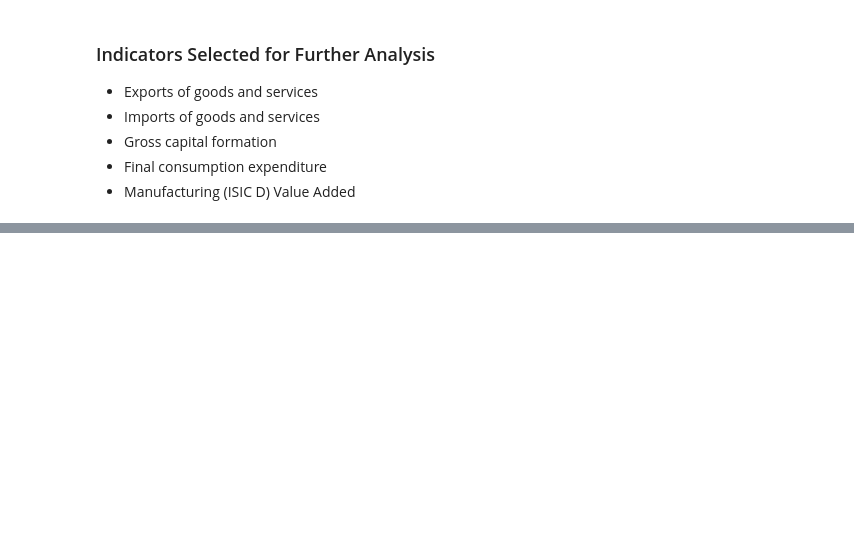
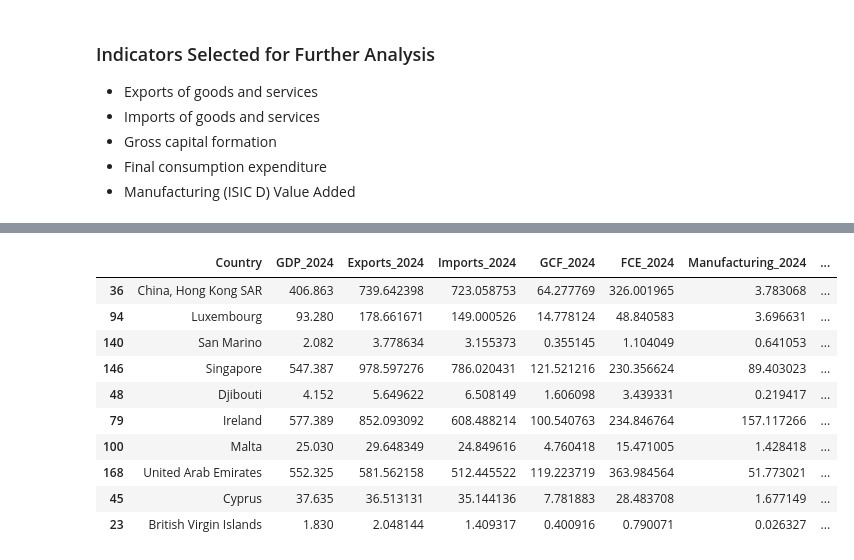
Before and after one commit to Sparshcoder18/gdp-growth-analysis, a Jupyter notebook: notebooks/GDP Data Analysis Project.ipynb, the cells around one changed output, grey strips where cells are left out. Cells and saved outputs as stored; diff of their text form; code cells hidden in the pictures; blank space fills up the shorter version.

Commit message:
final analysis

```diff
--- a/notebooks/GDP Data Analysis Project.ipynb
+++ b/notebooks/GDP Data Analysis Project.ipynb
@@ -1623,0 +1144,74 @@ df_exports
+# %%
+# ---------------------------------------------
+# Build aligned indicator panels
+# ---------------------------------------------
+gdp_panel = df_clean[["Country"] + analysis_years].copy().set_index("Country")
+gdp_panel.columns = [f"GDP_{y}" for y in analysis_years]
+
+exp_panel = prep_indicator(df_original, "Exports of goods and services", "EXP", analysis_years)
+imp_panel = prep_indicator(df_original, "Imports of goods and services", "IMP", analysis_years)
+gcf_panel = prep_indicator(df_original, "Gross capital formation", "GCF", analysis_years)
+fce_panel = prep_indicator(df_original, "Final consumption expenditure", "FCE", analysis_years)
+man_panel = prep_indicator(df_original, "Manufacturing (ISIC D)", "MAN", analysis_years)
+
+# Keep the common country core for clean cross-indicator comparisons
+macro_panel = gdp_panel.join([exp_panel, imp_panel, gcf_panel, fce_panel, man_panel], how="inner").reset_index()
+
+print("Common-country panel shape:", macro_panel.shape)
+display(macro_panel.head())
+# %%
+# ---------------------------------------------
+# 2024 structural snapshot
+# ---------------------------------------------
+struct_2024 = pd.DataFrame({
+    "Country": macro_panel["Country"],
+    "GDP_2024": macro_panel["GDP_2024"],
+    "Exports_2024": macro_panel["EXP_2024"],
+    "Imports_2024": macro_panel["IMP_2024"],
+    "GCF_2024": macro_panel["GCF_2024"],
+    "FCE_2024": macro_panel["FCE_2024"],
+    "Manufacturing_2024": macro_panel["MAN_2024"],
+})
+
+# Create share columns
+for col in ["Exports_2024", "Imports_2024", "GCF_2024", "FCE_2024", "Manufacturing_2024"]:
+    share_col = col.replace("_2024", "_share_%")
+    struct_2024[share_col] = (struct_2024[col] / struct_2024["GDP_2024"]) * 100
+
+struct_2024["Trade_Openness_%"] = (
+    (struct_2024["Exports_2024"] + struct_2024["Imports_2024"]) / struct_2024["GDP_2024"]
+) * 100
+
+struct_2024["Trade_Balance_%"] = (
+    (struct_2024["Exports_2024"] - struct_2024["Imports_2024"]) / struct_2024["GDP_2024"]
+) * 100
+
+share_cols = [
+    "Exports_share_%",
+    "Imports_share_%",
+    "GCF_share_%",
+    "FCE_share_%",
+    "Manufacturing_share_%",
+]
+
+struct_2024["Dominant_Structure"] = (
+    struct_2024[share_cols]
+    .idxmax(axis=1)
+    .str.replace("_share_%", "", regex=False)
+)
+
+display(struct_2024.sort_values("Trade_Openness_%", ascending=False).head(10))
+display(struct_2024.sort_values("Manufacturing_share_%", ascending=False).head(10))
+display(struct_2024.sort_values("FCE_share_%", ascending=False).head(10))
+# %% [output]
+|  | Country | GDP_2024 | Exports_2024 | Imports_2024 | GCF_2024 | FCE_2024 | Manufacturing_2024 | ... |
+| 36 | China, Hong Kong SAR | 406.863 | 739.642398 | 723.058753 | 64.277769 | 326.001965 | 3.783068 | ... |
+| 94 | Luxembourg | 93.280 | 178.661671 | 149.000526 | 14.778124 | 48.840583 | 3.696631 | ... |
+| 140 | San Marino | 2.082 | 3.778634 | 3.155373 | 0.355145 | 1.104049 | 0.641053 | ... |
+| 146 | Singapore | 547.387 | 978.597276 | 786.020431 | 121.521216 | 230.356624 | 89.403023 | ... |
+| 48 | Djibouti | 4.152 | 5.649622 | 6.508149 | 1.606098 | 3.439331 | 0.219417 | ... |
+| 79 | Ireland | 577.389 | 852.093092 | 608.488214 | 100.540763 | 234.846764 | 157.117266 | ... |
+| 100 | Malta | 25.030 | 29.648349 | 24.849616 | 4.760418 | 15.471005 | 1.428418 | ... |
+| 168 | United Arab Emirates | 552.325 | 581.562158 | 512.445522 | 119.223719 | 363.984564 | 51.773021 | ... |
+| 45 | Cyprus | 37.635 | 36.513131 | 35.144136 | 7.781883 | 28.483708 | 1.677149 | ... |
+| 23 | British Virgin Islands | 1.830 | 2.048144 | 1.409317 | 0.400916 | 0.790071 | 0.026327 | ... |
```
Also changed, not shown: parts of 54 cells of this notebook, 6 other files.
